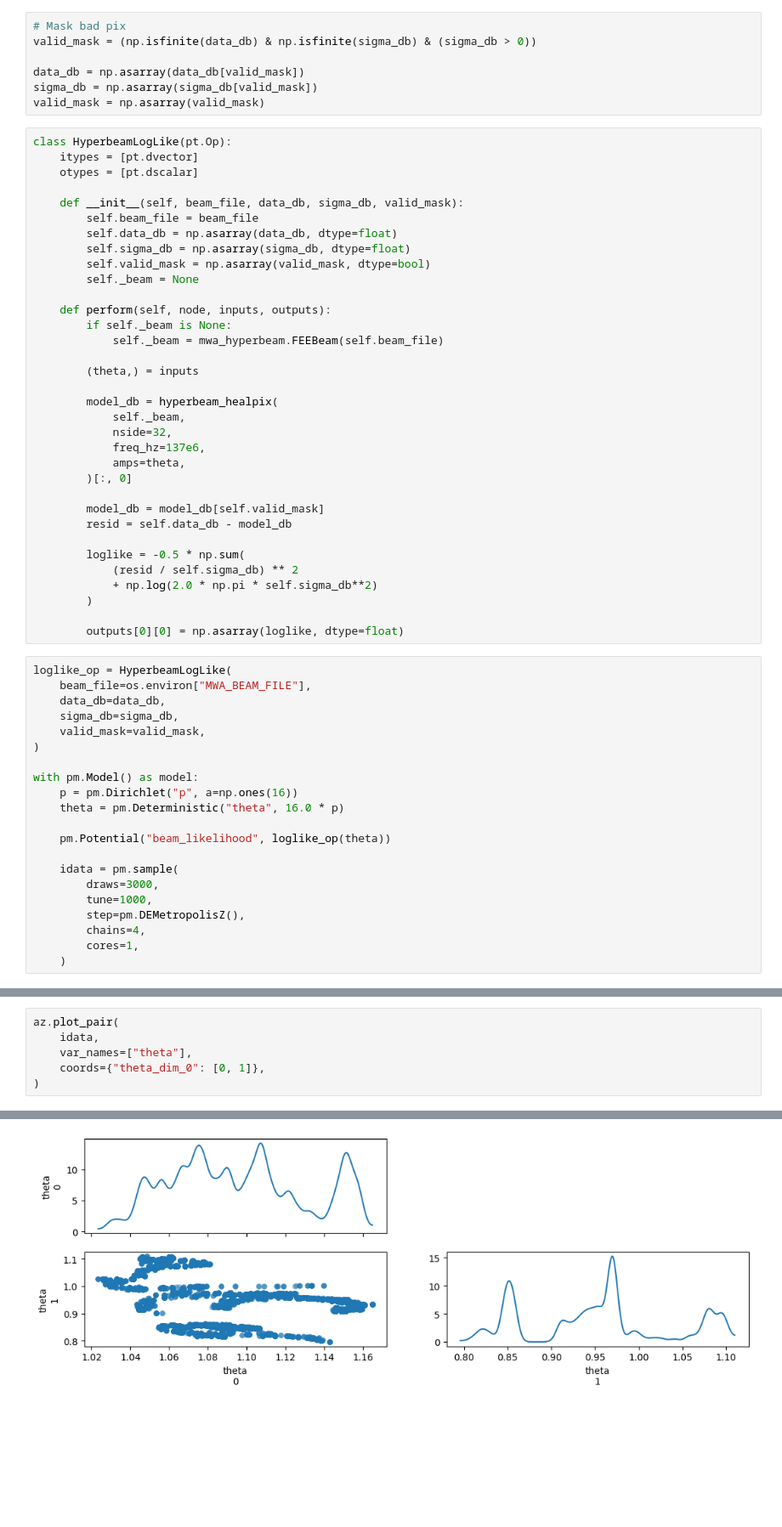
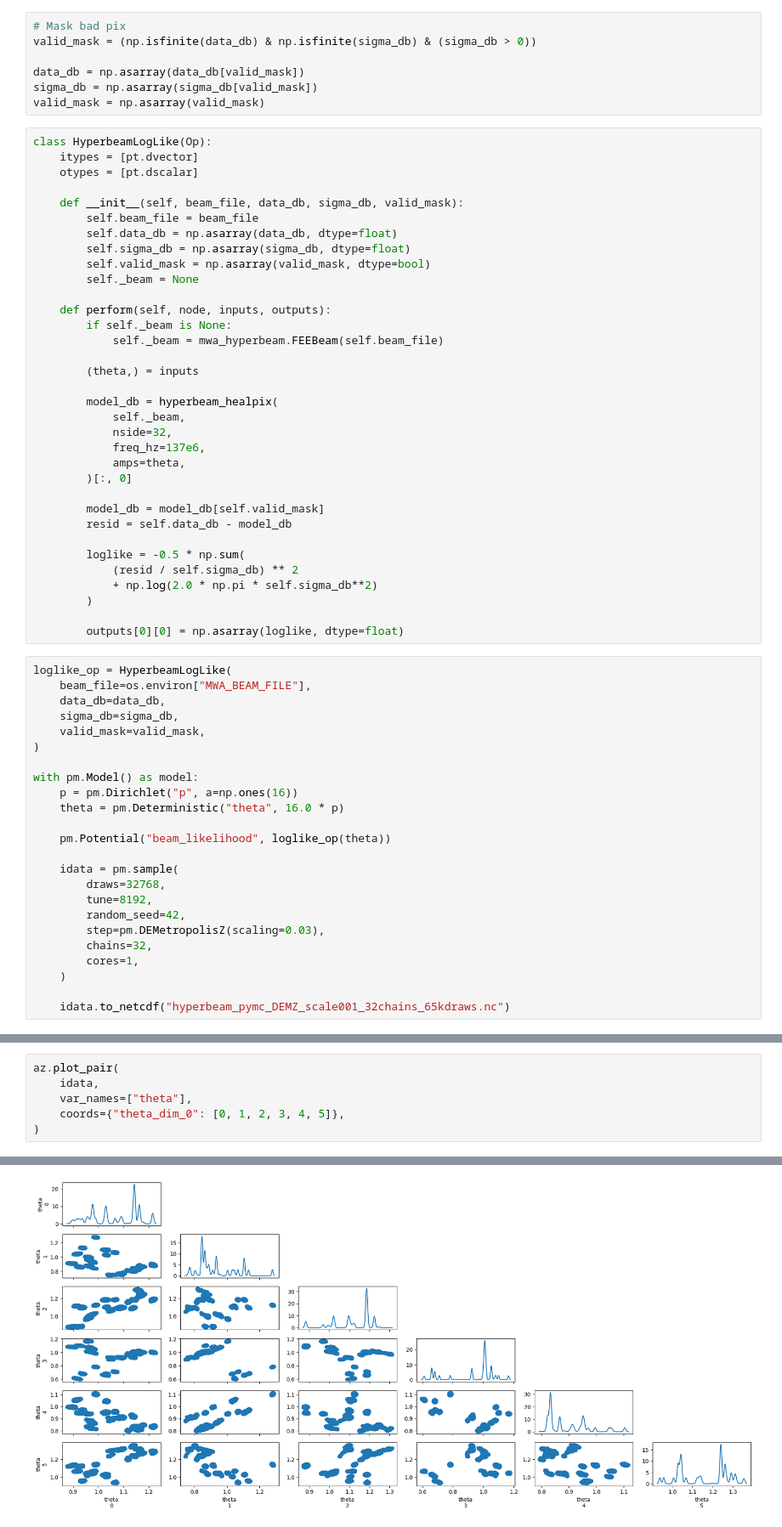
Before and after one commit to amanchokshi/embers-passes, a Jupyter notebook: notebooks/dipole_beam_fit.ipynb, the cells around one changed output, grey strips where cells are left out. Shown at 85% size. Saved outputs shown, nothing was run; the diff lists cells and outputs as text; blank space fills up the shorter version.

```diff
--- a/notebooks/dipole_beam_fit.ipynb
+++ b/notebooks/dipole_beam_fit.ipynb
@@ -296,7 +299,7 @@ data_db = np.asarray(data_db[valid_mask])
 sigma_db = np.asarray(sigma_db[valid_mask])
 valid_mask = np.asarray(valid_mask)
 # %%
-class HyperbeamLogLike(pt.Op):
+class HyperbeamLogLike(Op):
     itypes = [pt.dvector]
     otypes = [pt.dscalar]
 
@@ -344,10 +347,13 @@ with pm.Model() as model:
     pm.Potential("beam_likelihood", loglike_op(theta))
 
     idata = pm.sample(
-        draws=3000,
-        tune=1000,
-        step=pm.DEMetropolisZ(),
-        chains=4,
+        draws=32768,
+        tune=8192,
+        random_seed=42,
+        step=pm.DEMetropolisZ(scaling=0.03),
+        chains=32,
         cores=1,
     )
+
+    idata.to_netcdf("hyperbeam_pymc_DEMZ_scale001_32chains_65kdraws.nc")
 # %% [output]
@@ -369,9 +375,9 @@ az.plot_trace(idata)
 # %%
 az.plot_pair(
     idata,
     var_names=["theta"],
-    coords={"theta_dim_0": [0, 1]},
+    coords={"theta_dim_0": [0, 1, 2, 3, 4, 5]},
 )
 # %% [output]
 <arviz_plots.plot_matrix.PlotMatrix at 0x...>
-[figure, old version]
+[figure, new version]
```
Also changed, not shown: parts of 17 cells of this notebook.
